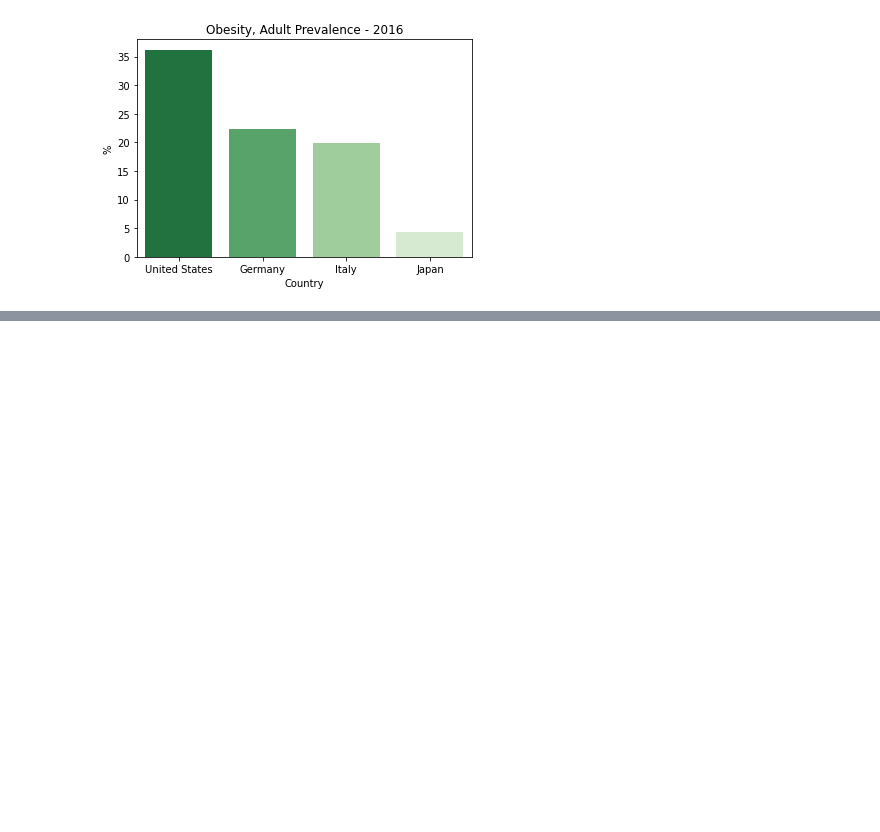
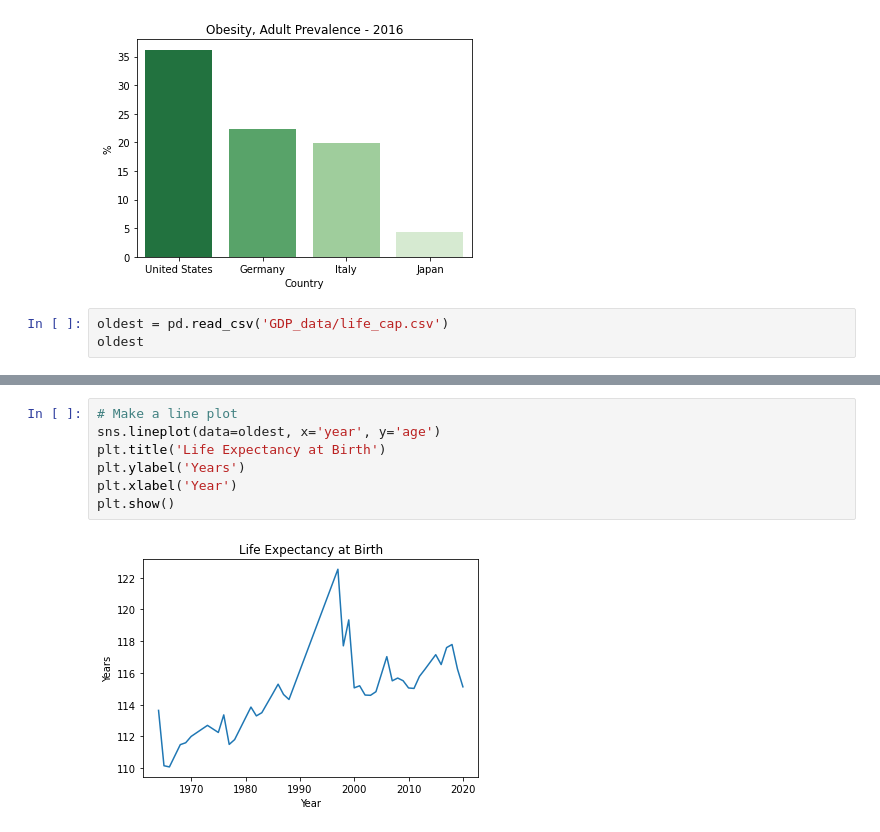
Before and after one commit to Davide011/social_data_project, a Jupyter notebook: life_ex.ipynb, the cells around one changed output, grey strips where cells are left out. Saved outputs shown, nothing was run; the diff lists cells and outputs as text; blank space fills up the shorter version.

Commit message:
add code for oldest pers plot

```diff
--- a/life_ex.ipynb
+++ b/life_ex.ipynb
@@ -415,3 +415,6 @@ plt.xlabel('Country')
 plt.show()
 # %% [output]
 [figure]
+# %%
+oldest = pd.read_csv('GDP_data/life_cap.csv')
+oldest
@@ -417,0 +439,9 @@ plt.show()
+# %%
+# Make a line plot
+sns.lineplot(data=oldest, x='year', y='age')
+plt.title('Life Expectancy at Birth')
+plt.ylabel('Years')
+plt.xlabel('Year')
+plt.show()
+# %% [output]
+[figure, added]
```
Also changed, not shown: parts of 3 cells of this notebook, 4 other files.
